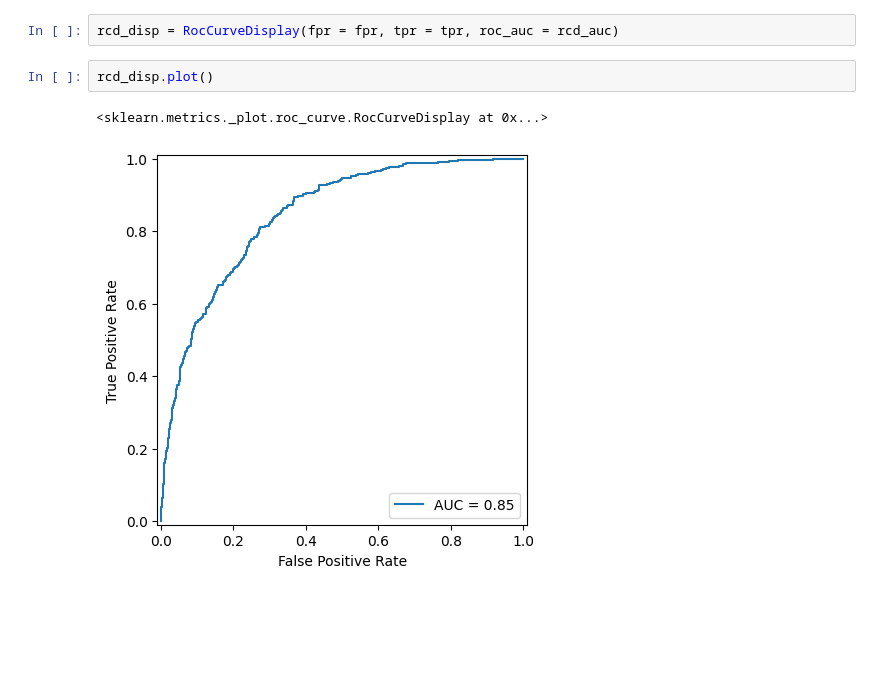
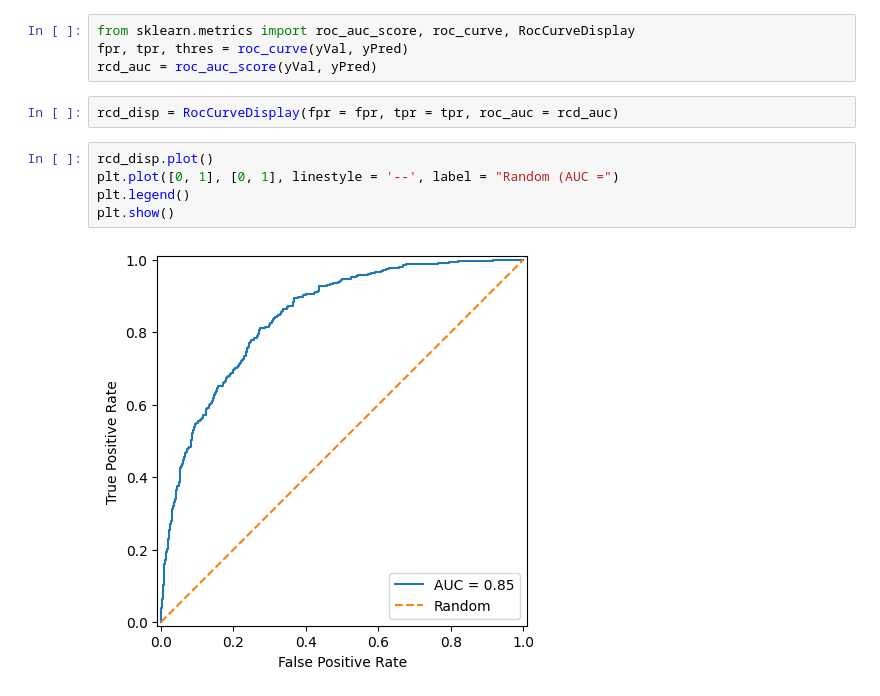
Before and after one commit to not-AVP/psychic-potato, a Jupyter notebook: practice/ChurnBurn.ipynb, the cells around one changed output. Drawn from its saved outputs; the diff is of its cells as text; blank space fills up the shorter version.

```diff
--- a/practice/ChurnBurn.ipynb
+++ b/practice/ChurnBurn.ipynb
@@ -930,7 +922,13 @@ rcd_auc = auc(fpr, tpr)
+# %%
+from sklearn.metrics import roc_auc_score, roc_curve, RocCurveDisplay
+fpr, tpr, thres = roc_curve(yVal, yPred)
+rcd_auc = roc_auc_score(yVal, yPred)
 # %%
 rcd_disp = RocCurveDisplay(fpr = fpr, tpr = tpr, roc_auc = rcd_auc)
 # %%
 rcd_disp.plot()
+plt.plot([0, 1], [0, 1], linestyle = '--', label = "Random (AUC =")
+plt.legend()
+plt.show()
 # %% [output]
-<sklearn.metrics._plot.roc_curve.RocCurveDisplay at 0x...>
-[figure, old version]
+[figure, new version]
```
Also changed, not shown: parts of 4 cells of this notebook.
